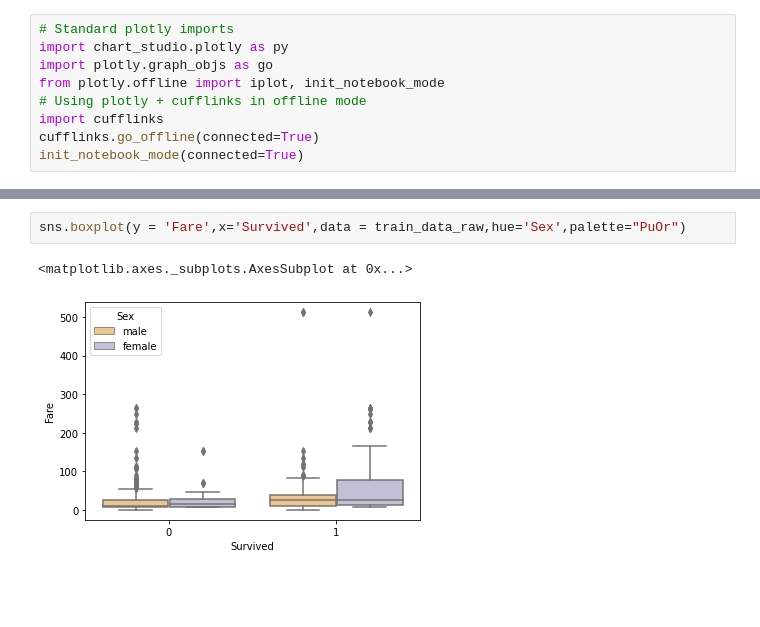
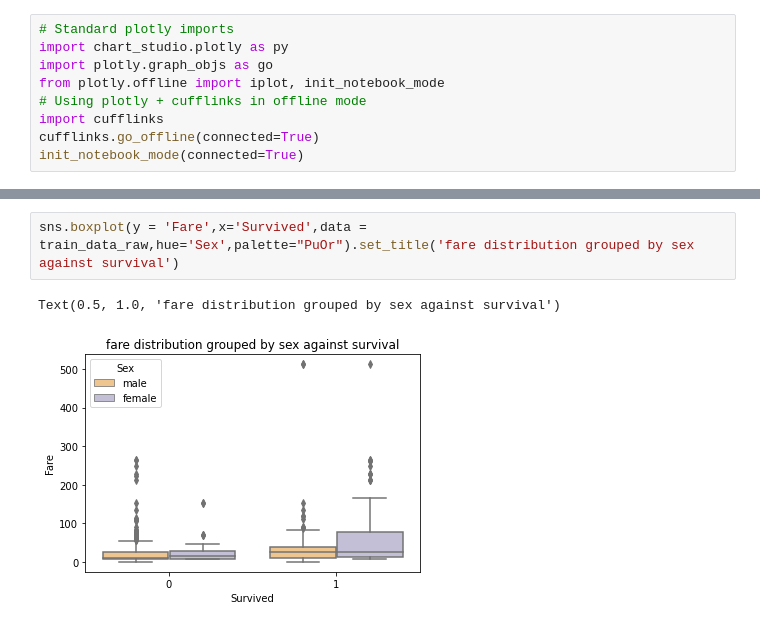
Before and after one commit to CodeFurther/Titanic_prediction, a Jupyter notebook: notebooks/Titanic Classification.ipynb, the cells around one changed output, grey strips where cells are left out. Saved outputs shown, nothing was run; the diff lists cells and outputs as text; blank space fills up the shorter version.

```diff
--- a/notebooks/Titanic Classification.ipynb
+++ b/notebooks/Titanic Classification.ipynb
@@ -70,10 +108,10 @@ train_data_raw.pivot(columns='Survived', values='Fare').iplot(
 # %% [output]
 [interactive output not drawn]
 # %%
-sns.boxplot(y = 'Fare',x='Survived',data = train_data_raw,hue='Sex',palette="PuOr")
+sns.boxplot(y = 'Fare',x='Survived',data = train_data_raw,hue='Sex',palette="PuOr").set_title('fare distribution grouped by sex against survival')
 # %% [output]
-<matplotlib.axes._subplots.AxesSubplot at 0x...>
+Text(0.5, 1.0, 'fare distribution grouped by sex against survival')
-[figure, old version]
+[figure, new version]
 # %%
 import plotly.figure_factory as ff
 figure = ff.create_scatterplotmatrix(
```
Also changed, not shown: parts of 21 cells of this notebook.
